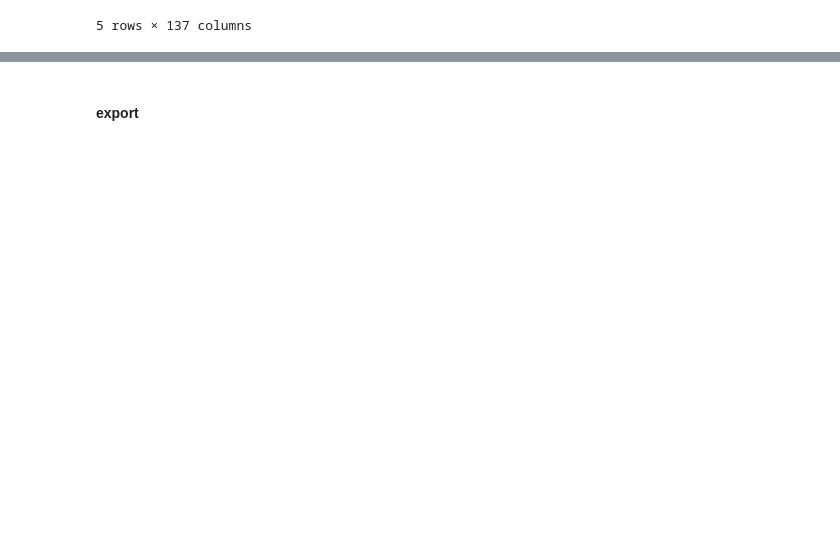
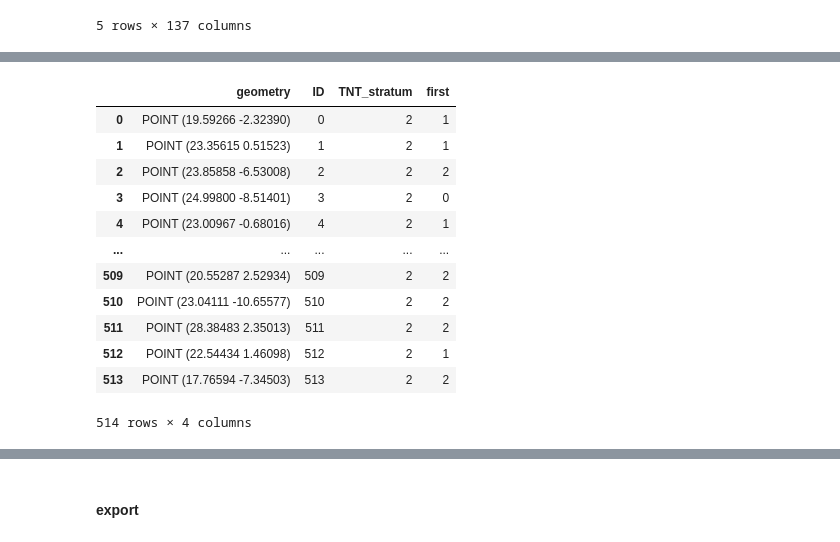
Before and after one commit to aurelgrooves/CAFI_DDD, a Jupyter notebook: snippets/add attributes from raster or polygon.ipynb, the cells around one changed output, grey strips where cells are left out. Cells and saved outputs as stored; diff of their text form; code cells hidden in the pictures; blank space fills up the shorter version.

```diff
--- a/snippets/add attributes from raster or polygon.ipynb
+++ b/snippets/add attributes from raster or polygon.ipynb
@@ -277,0 +241,9 @@ joined_data.head()
+# %%
+#path to asset
+asset = ee.Image('users/faocongo/sbae/COD_FNF_kmeans_strat_5_2022_2023_v2')
+# %%
+#resolution of asset
+scale = 30
+# %%
+#name of band
+band = 'strata'
@@ -277,0 +253,32 @@ joined_data.head()
+# %%
+#this can take a little while with many points
+dfs = []
+for i in range(0, len(points), 5000):
+    tmp_df = gdf.loc[i:i+4999]
+    tmp_fc = geemap.gdf_to_ee(tmp_df[['ID', 'TNT_stratum','geometry']])
+    tmp_smp = asset.select(band).reduceRegions(**{
+        'collection': tmp_fc,
+        'scale': scale,
+        'reducer': ee.Reducer.first()
+    })
+
+    tmp_res = geemap.ee_to_gdf(tmp_smp)
+    dfs.append(tmp_res)
+
+sampled_df = pd.concat(dfs)
+# %%
+sampled_df
+# %% [output]
+|  | geometry | ID | TNT_stratum | first |
+| 0 | POINT (19.59266 -2.32390) | 0 | 2 | 1 |
+| 1 | POINT (23.35615 0.51523) | 1 | 2 | 1 |
+| 2 | POINT (23.85858 -6.53008) | 2 | 2 | 2 |
+| 3 | POINT (24.99800 -8.51401) | 3 | 2 | 0 |
+| 4 | POINT (23.00967 -0.68016) | 4 | 2 | 1 |
+| ... | ... | ... | ... | ... |
+| 509 | POINT (20.55287 2.52934) | 509 | 2 | 2 |
+| 510 | POINT (23.04111 -10.65577) | 510 | 2 | 2 |
+| 511 | POINT (28.38483 2.35013) | 511 | 2 | 2 |
+| 512 | POINT (22.54434 1.46098) | 512 | 2 | 1 |
+| 513 | POINT (17.76594 -7.34503) | 513 | 2 | 2 |
+514 rows × 4 columns
```
Also changed, not shown: parts of 40 cells of this notebook, 1 other file.
